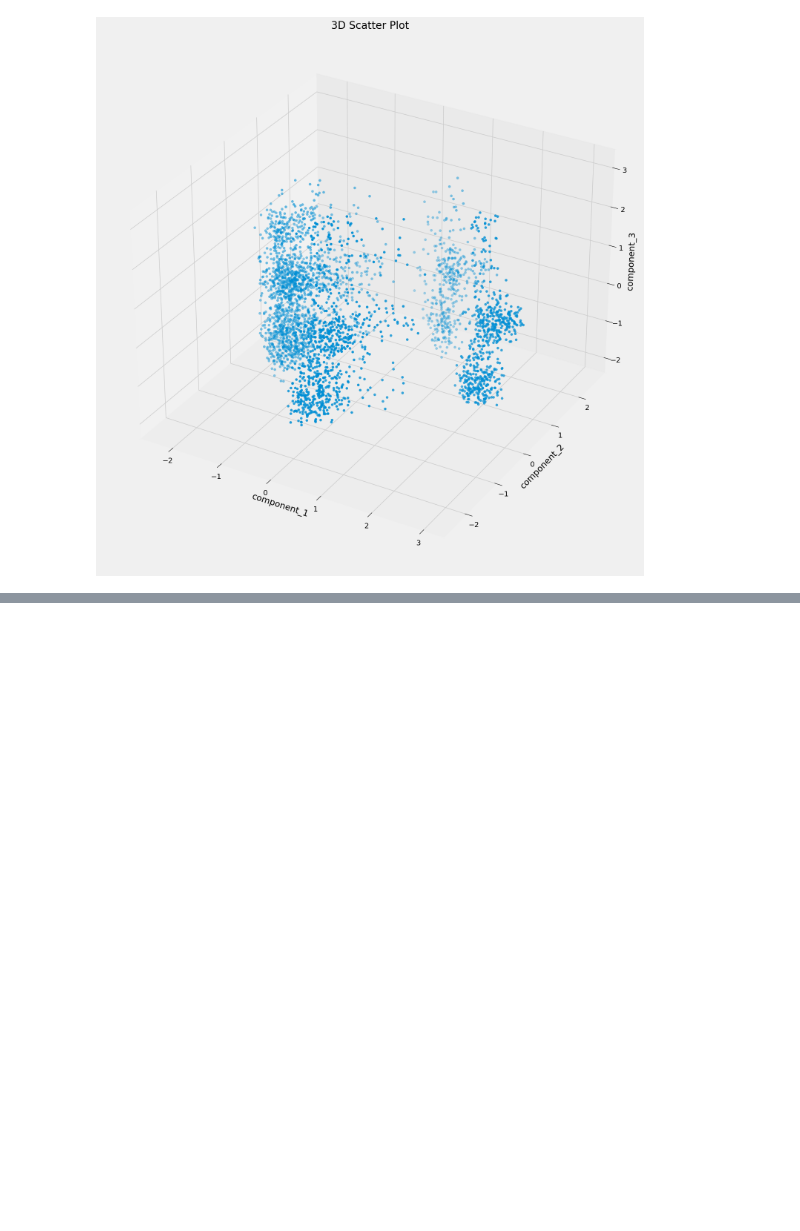
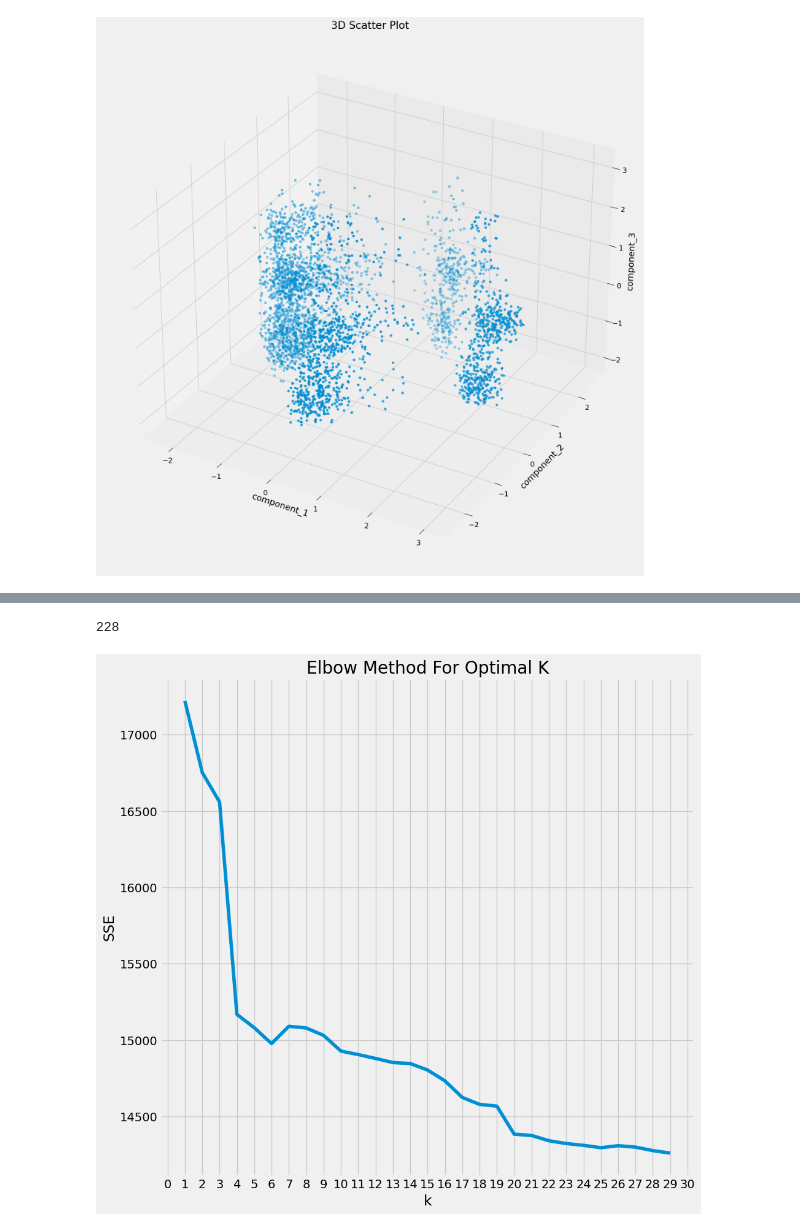
Before and after one commit to mawada-sweis/Clustering-Analysis, a Jupyter notebook: notebooks/algorithms/k-means.ipynb, the cells around one changed output, grey strips where cells are left out. Drawn from its saved outputs; the diff is of its cells as text; code cells hidden in the pictures; blank space fills up the shorter version.

```diff
--- a/notebooks/algorithms/k-means.ipynb
+++ b/notebooks/algorithms/k-means.ipynb
@@ -182,0 +248,4 @@ plt.show()
+# %%
+len(medians[0])
+# %% [output]
+228
@@ -182,0 +255,4 @@ plt.show()
+# %%
+plot_elbow(data, KMedoids, 30)
+# %% [output]
+[figure, added]
```
Also changed, not shown: parts of 25 cells of this notebook, 2 other files.
